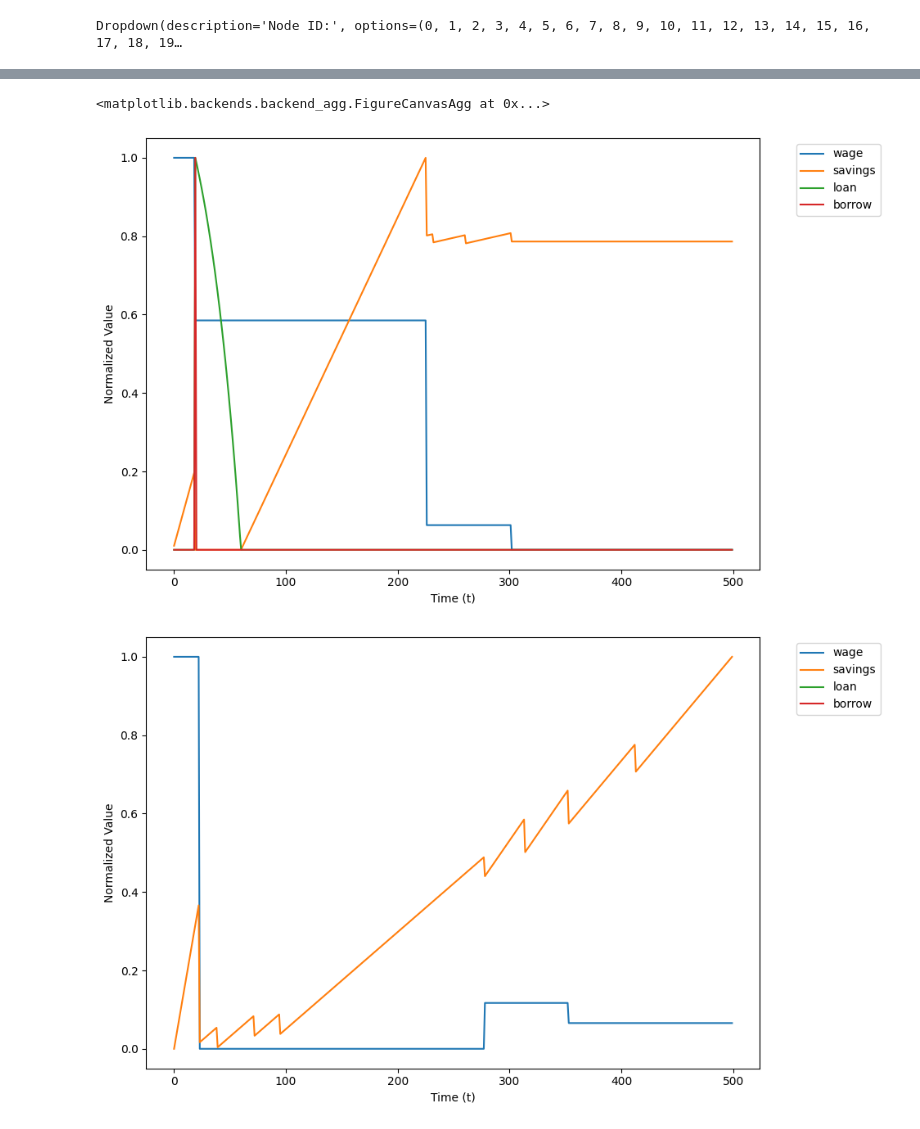
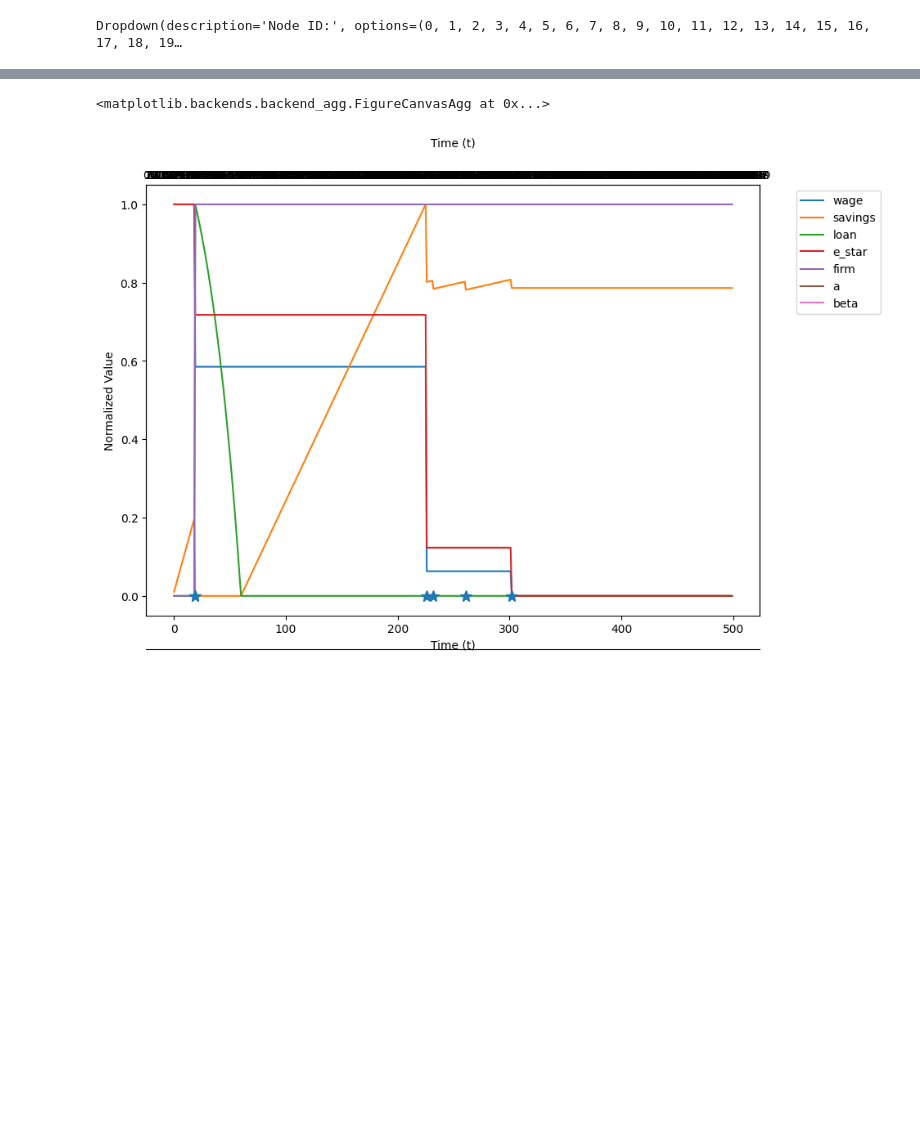
Before and after one commit to peterdresslar/emergent-firms-model, a Jupyter notebook: notebooks/interactive_population_charts.ipynb, the cells around one changed output, grey strips where cells are left out. Drawn from its saved outputs; the diff is of its cells as text; code cells hidden in the pictures; blank space fills up the shorter version.

Commit message:
more charting

```diff
--- a/notebooks/interactive_population_charts.ipynb
+++ b/notebooks/interactive_population_charts.ipynb
@@ -18,7 +18,8 @@ for node_id in df["id"].unique():
 
 # Pre-calculate normalized values for each node
 normalized_data = {}
-candidate_cols = ["wage", "savings", "loan", "borrow"]
+candidate_cols = ["wage", "savings", "loan", "e_star", "firm", "a", "beta"]
+binary_cols = ["startup", "thwart", "borrow", "move"]
 for node_id, node_df in node_data.items():
     norm_node_data = {}
     for col in candidate_cols:
@@ -30,29 +31,20 @@ for node_id, node_df in node_data.items():
             else:
                 norm_vals = (col_data - cmin) / (cmax - cmin)
             norm_node_data[col] = norm_vals
+    for col in binary_cols:
+        if col in node_df.columns:
+            norm_node_data[col] = node_df[col]
     normalized_data[node_id] = norm_node_data
 
-# Create the figure and axes once
-# fig, ax = plt.subplots(figsize=(10, 6)) # REMOVE THIS LINE
-# lines = {} # REMOVE THIS LINE
-# for col in candidate_cols: # REMOVE THIS LINE
-#     line, = ax.plot([], [], label=col) # REMOVE THIS LINE
-#     lines[col] = line # REMOVE THIS LINE
-
-# ax.set_xlabel("Time (t)") # REMOVE THIS LINE
-# ax.set_ylabel("Normalized Value") # REMOVE THIS LINE
-# ax.legend(bbox_to_anchor=(1.05, 1), loc="upper left") # REMOVE THIS LINE
-# fig.tight_layout() # REMOVE THIS LINE
-
 # Function to update the plot
-previous_figure = None # ADD THIS LINE
+previous_figure = None
 def update_plot(node_id):
-    global previous_figure # ADD THIS LINE
+    global previous_figure
     with log_area:
         print(f"Updating plot for node ID={node_id}")
 
-    if previous_figure: # ADD THIS LINE
-        plt.close(previous_figure) # ADD THIS LINE
+    if previous_figure:
+        plt.close(previous_figure)
 
     fig, ax = plt.subplots(figsize=(10, 6))
     lines = {}
@@ -80,13 +72,30 @@ def update_plot(node_id):
                         print(f"  - {col}: x={len(node_df['t'])}, y={len(norm_node_data[col])}")
             else:
                 line.set_data([], [])
+
+        for col in binary_cols:
+            if col in norm_node_data:
+                event_times = node_df["t"][norm_node_data[col] == 1]
+                ax.plot(event_times, [0] * len(event_times), "*", label=col, markersize=10) # INCREASE MARKER SIZE
+                with log_area:
+                    print(f"  - {col}: {len(event_times)} events")
+
+        # Add timeline below the axis
+        ax2 = ax.twiny()
+        ax2.set_xlim(ax.get_xlim())
+        ax2.set_xticks(node_df["t"].unique())
+        ax2.set_xticklabels(node_df["t"].unique(), rotation=90, fontsize=8)
+        ax2.tick_params(axis='x', which='both', length=0)
+        ax2.spines['bottom'].set_position(('outward', 30))
+        ax2.set_xlabel("Time (t)", labelpad=20)
+
         ax.relim()
         ax.autoscale_view()
         fig.canvas.draw()
         fig.canvas.flush_events()
         plt.draw()
         display(fig.canvas)
-        previous_figure = fig # ADD THIS LINE
+        previous_figure = fig
     else:
         with log_area:
             print(f"No data for node ID {node_id}")
@@ -96,33 +105,31 @@ unique_ids = sorted(df["id"].unique())
 dropdown = widgets.Dropdown(
     options=unique_ids,
     description="Node ID:",
     value=unique_ids[0],
     style={'description_width': 'initial'}
 )
 
 # Create the output area
 log_area = widgets.Output()
 
 # Callback function
 def on_value_change(change):
     with log_area:
         clear_output(wait=True)
         print("Dropdown changed to:", change["new"])
         update_plot(change["new"])
 
 # Attach the callback
 dropdown.observe(on_value_change, names="value")
 
 # Display the widgets
 display(dropdown)
 display(log_area)
-# display(fig.canvas) # REMOVE THIS LINE
 
 # Initial plot
 update_plot(dropdown.value)
 # %% [output]
 Dropdown(description='Node ID:', options=(0, 1, 2, 3, 4, 5, 6, 7, 8, 9, 10, 11, 12, 13, 14, 15, 16, 17, 18, 19…
 [interactive output not drawn]
 <matplotlib.backends.backend_agg.FigureCanvasAgg at 0x...>
-[figure, old version]
+[figure, new version]
-[figure, removed]
```
